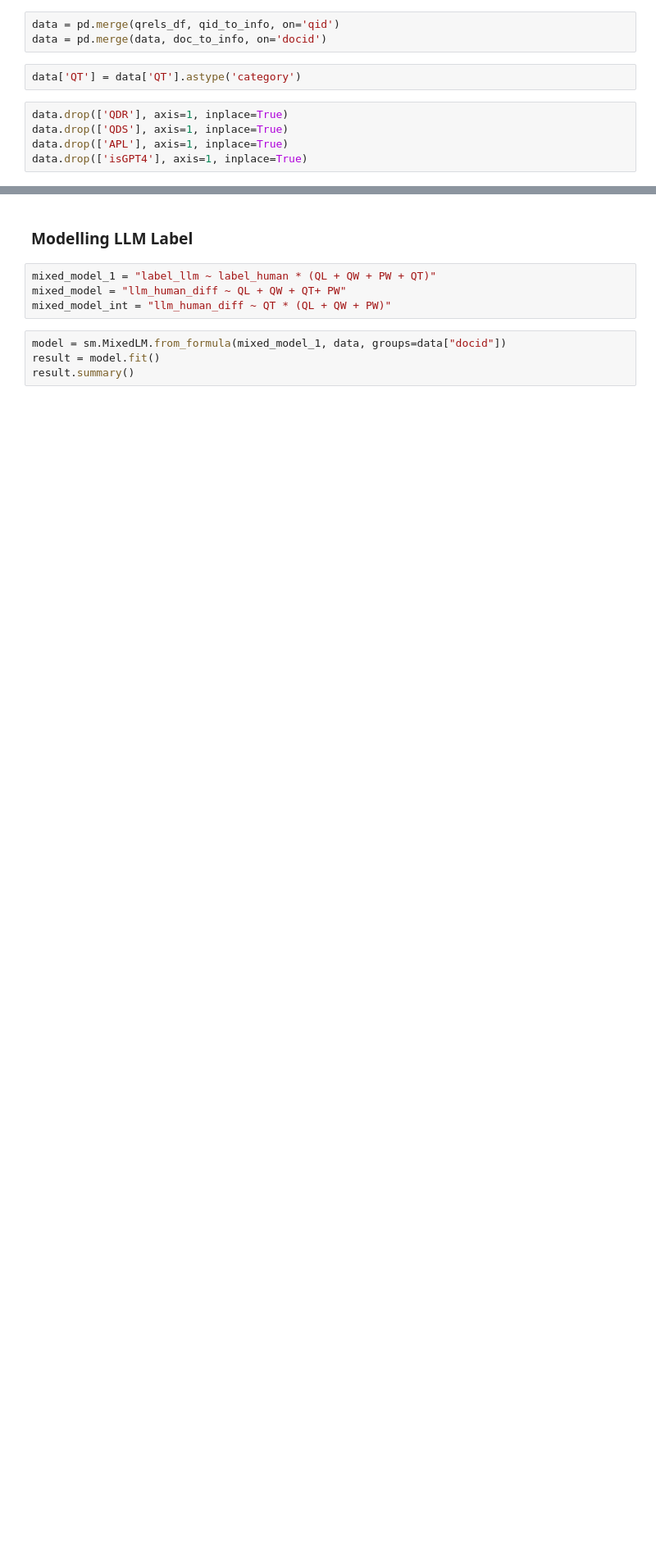
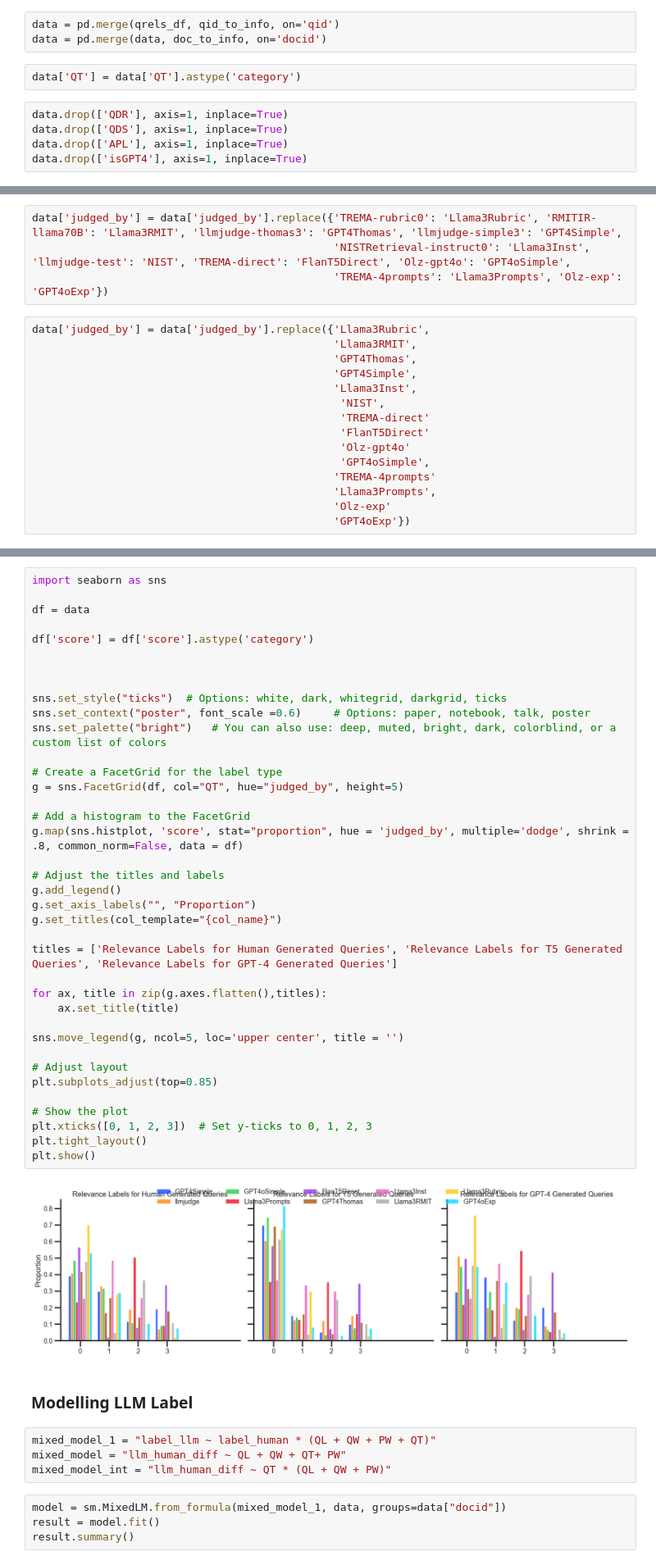
Before and after one commit to rahmanidashti/BiasSyntheticData, a Jupyter notebook: 3-mixed-effect-on-labels.ipynb, the cells around one changed output, grey strips where cells are left out. Shown at 82% size. Saved outputs shown, nothing was run; the diff lists cells and outputs as text; blank space fills up the shorter version.

Commit message:
varsha update new label model

```diff
--- a/3-mixed-effect-on-labels.ipynb
+++ b/3-mixed-effect-on-labels.ipynb
@@ -173,2 +173,21 @@ data
 | 47389 | 3100825 | msmarco_passage_68_807682814 | 2 | Olz-exp | 1 | 11 | 2 | 47 |
 47390 rows × 8 columns
+# %%
+data['judged_by'] = data['judged_by'].replace({'TREMA-rubric0': 'Llama3Rubric', 'RMITIR-llama70B': 'Llama3RMIT', 'llmjudge-thomas3': 'GPT4Thomas', 'llmjudge-simple3': 'GPT4Simple',
+                                               'NISTRetrieval-instruct0': 'Llama3Inst', 'llmjudge-test': 'NIST', 'TREMA-direct': 'FlanT5Direct', 'Olz-gpt4o': 'GPT4oSimple',
+                                               'TREMA-4prompts': 'Llama3Prompts', 'Olz-exp': 'GPT4oExp'})
+# %%
+data['judged_by'] = data['judged_by'].replace({'Llama3Rubric',
+                                               'Llama3RMIT',
+                                               'GPT4Thomas',
+                                               'GPT4Simple',
+                                               'Llama3Inst',
+                                                'NIST',
+                                                'TREMA-direct'
+                                                'FlanT5Direct'
+                                                'Olz-gpt4o'
+                                                'GPT4oSimple',
+                                               'TREMA-4prompts'
+                                               'Llama3Prompts',
+                                               'Olz-exp'
+                                               'GPT4oExp'})
@@ -175,3 +223,43 @@ data
+# %%
+import seaborn as sns
+
+df = data
+
+df['score'] = df['score'].astype('category')
+
+
+
+sns.set_style("ticks")  # Options: white, dark, whitegrid, darkgrid, ticks
+sns.set_context("poster", font_scale =0.6)     # Options: paper, notebook, talk, poster
+sns.set_palette("bright")   # You can also use: deep, muted, bright, dark, colorblind, or a custom list of colors
+
+# Create a FacetGrid for the label type
+g = sns.FacetGrid(df, col="QT", hue="judged_by", height=5)
+
+# Add a histogram to the FacetGrid
+g.map(sns.histplot, 'score', stat="proportion", hue = 'judged_by', multiple='dodge', shrink = .8, common_norm=False, data = df)
+
+# Adjust the titles and labels
+g.add_legend()
+g.set_axis_labels("", "Proportion")
+g.set_titles(col_template="{col_name}")
+
+titles = ['Relevance Labels for Human Generated Queries', 'Relevance Labels for T5 Generated Queries', 'Relevance Labels for GPT-4 Generated Queries']
+
+for ax, title in zip(g.axes.flatten(),titles):
+    ax.set_title(title)
+
+sns.move_legend(g, ncol=5, loc='upper center', title = '')
+
+# Adjust layout
+plt.subplots_adjust(top=0.85)
+
+# Show the plot
+plt.xticks([0, 1, 2, 3])  # Set y-ticks to 0, 1, 2, 3
+plt.tight_layout()
+plt.show()
+# %% [output]
+[figure, added]
 # %% [markdown]
 ### Modelling LLM Label
 # %%
```
Also changed, not shown: parts of 3 cells of this notebook.
